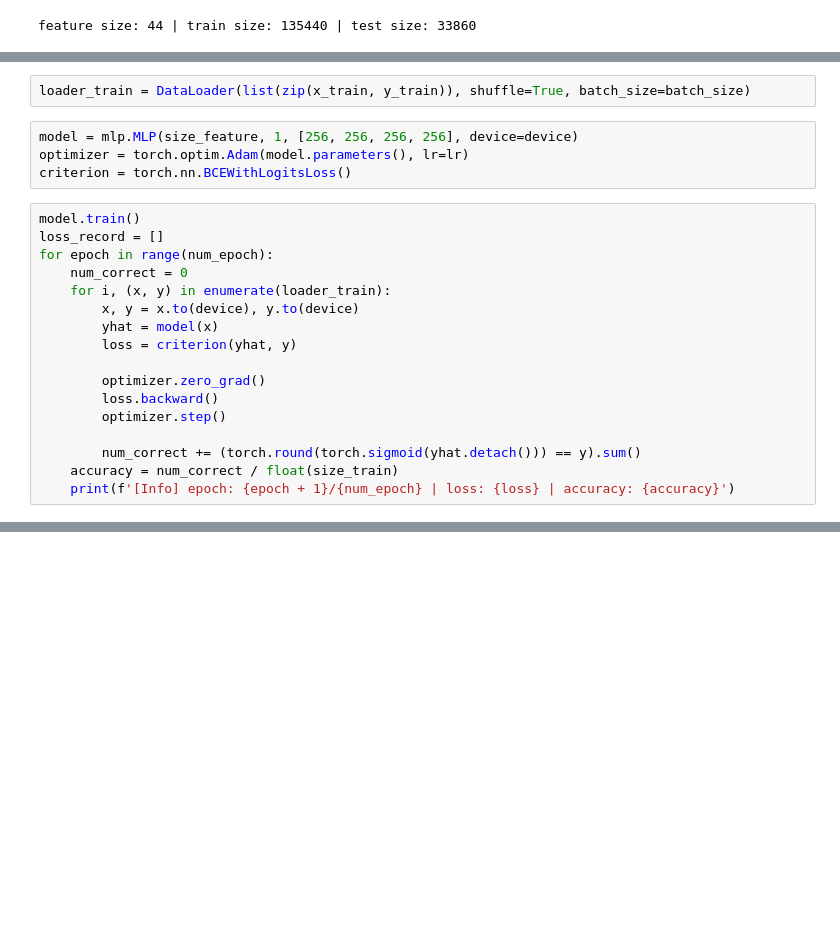
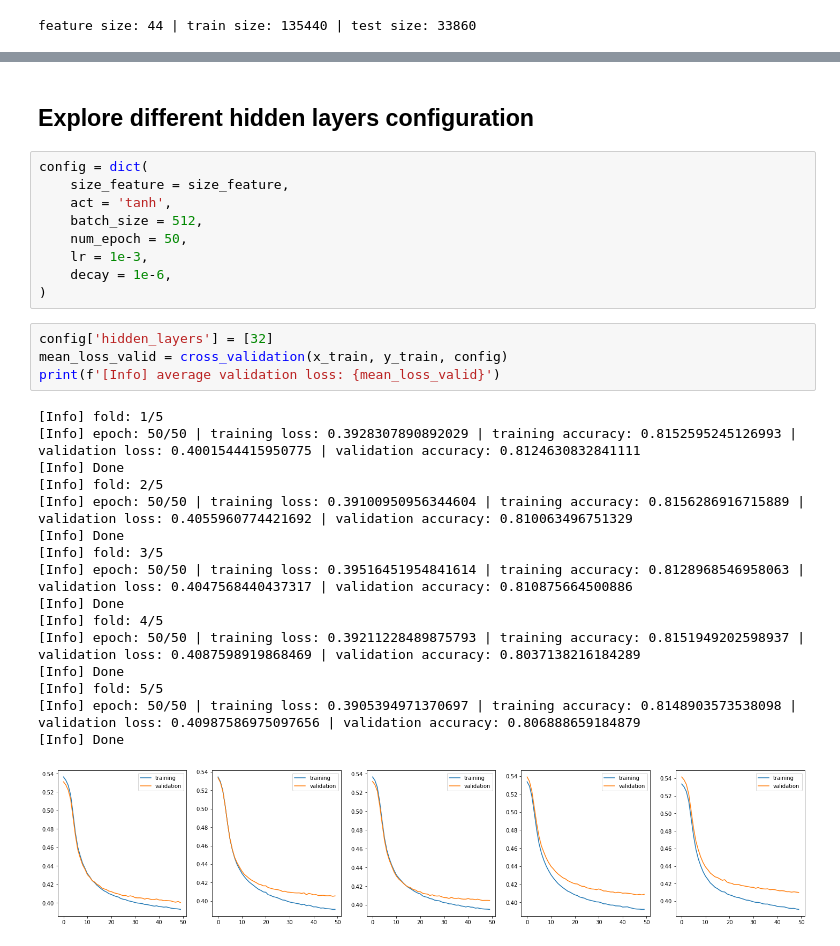
Before and after one commit to GuangyanCai/CS273A-Project, a Jupyter notebook: neural_network.ipynb, the cells around one changed output, grey strips where cells are left out. Saved outputs shown, nothing was run; the diff lists cells and outputs as text; blank space fills up the shorter version.

```diff
--- a/neural_network.ipynb
+++ b/neural_network.ipynb
@@ -34,23 +29,0 @@ lr = 0.001
-# %%
-loader_train = DataLoader(list(zip(x_train, y_train)), shuffle=True, batch_size=batch_size)
-# %%
-model = mlp.MLP(size_feature, 1, [256, 256, 256, 256], device=device)
-optimizer = torch.optim.Adam(model.parameters(), lr=lr)
-criterion = torch.nn.BCEWithLogitsLoss()
-# %%
-model.train()
-loss_record = []
-for epoch in range(num_epoch):
-    num_correct = 0
-    for i, (x, y) in enumerate(loader_train):
-        x, y = x.to(device), y.to(device)
-        yhat = model(x)
-        loss = criterion(yhat, y)
-
-        optimizer.zero_grad()
-        loss.backward()
-        optimizer.step()
-
-        num_correct += (torch.round(torch.sigmoid(yhat.detach())) == y).sum()
-    accuracy = num_correct / float(size_train)
-    print(f'[Info] epoch: {epoch + 1}/{num_epoch} | loss: {loss} | accuracy: {accuracy}')
@@ -74,0 +85,32 @@ for epoch in range(num_epoch):
+# %% [markdown]
+## Explore different hidden layers configuration
+# %%
+config = dict(
+    size_feature = size_feature,
+    act = 'tanh',
+    batch_size = 512,
+    num_epoch = 50,
+    lr = 1e-3,
+    decay = 1e-6,
+)
+# %%
+config['hidden_layers'] = [32]
+mean_loss_valid = cross_validation(x_train, y_train, config)
+print(f'[Info] average validation loss: {mean_loss_valid}')
+# %% [output]
+[Info] fold: 1/5
+[Info] epoch: 50/50 | training loss: 0.3928307890892029 | training accuracy: 0.8152595245126993 | validation loss: 0.4001544415950775 | validation accuracy: 0.8124630832841111
+[Info] Done
+[Info] fold: 2/5
+[Info] epoch: 50/50 | training loss: 0.39100950956344604 | training accuracy: 0.8156286916715889 | validation loss: 0.4055960774421692 | validation accuracy: 0.810063496751329
+[Info] Done
+[Info] fold: 3/5
+[Info] epoch: 50/50 | training loss: 0.39516451954841614 | training accuracy: 0.8128968546958063 | validation loss: 0.4047568440437317 | validation accuracy: 0.810875664500886
+[Info] Done
+[Info] fold: 4/5
+[Info] epoch: 50/50 | training loss: 0.39211228489875793 | training accuracy: 0.8151949202598937 | validation loss: 0.4087598919868469 | validation accuracy: 0.8037138216184289
+[Info] Done
+[Info] fold: 5/5
+[Info] epoch: 50/50 | training loss: 0.3905394971370697 | training accuracy: 0.8148903573538098 | validation loss: 0.40987586975097656 | validation accuracy: 0.806888659184879
+[Info] Done
+[figure, added]
```
Also changed, not shown: parts of 9 cells of this notebook, 1 other file.
